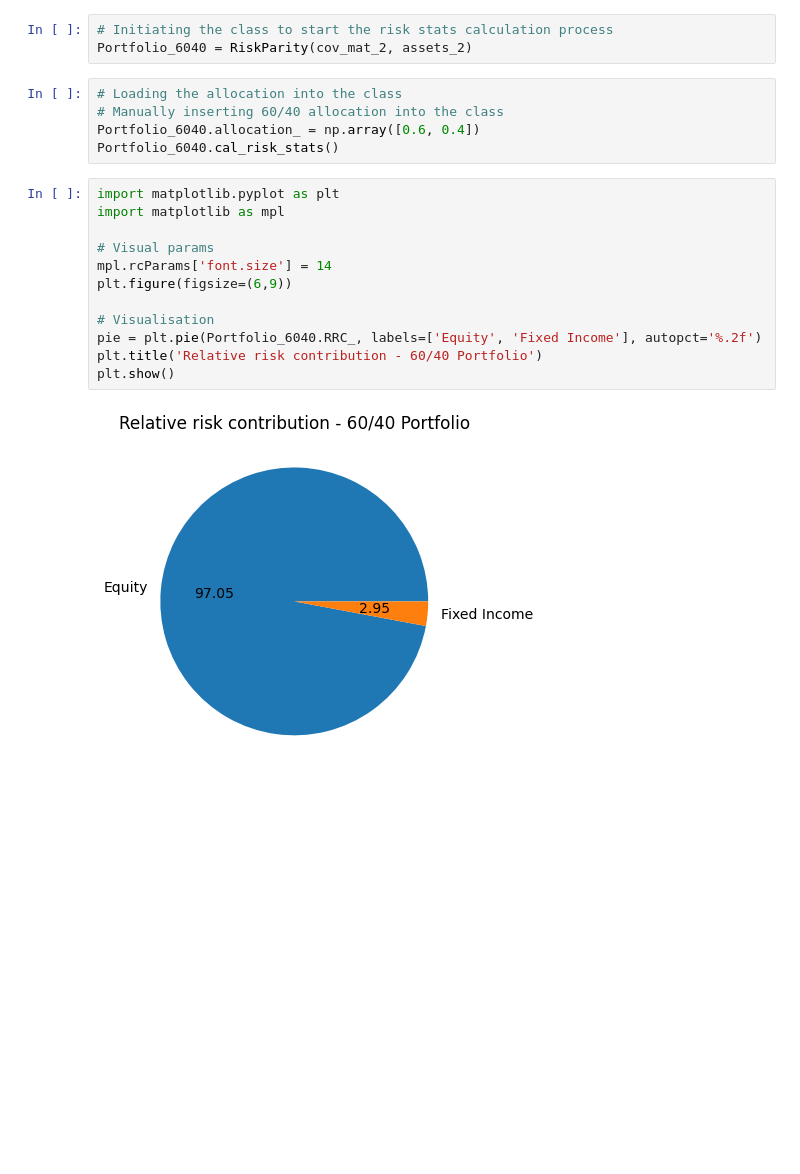
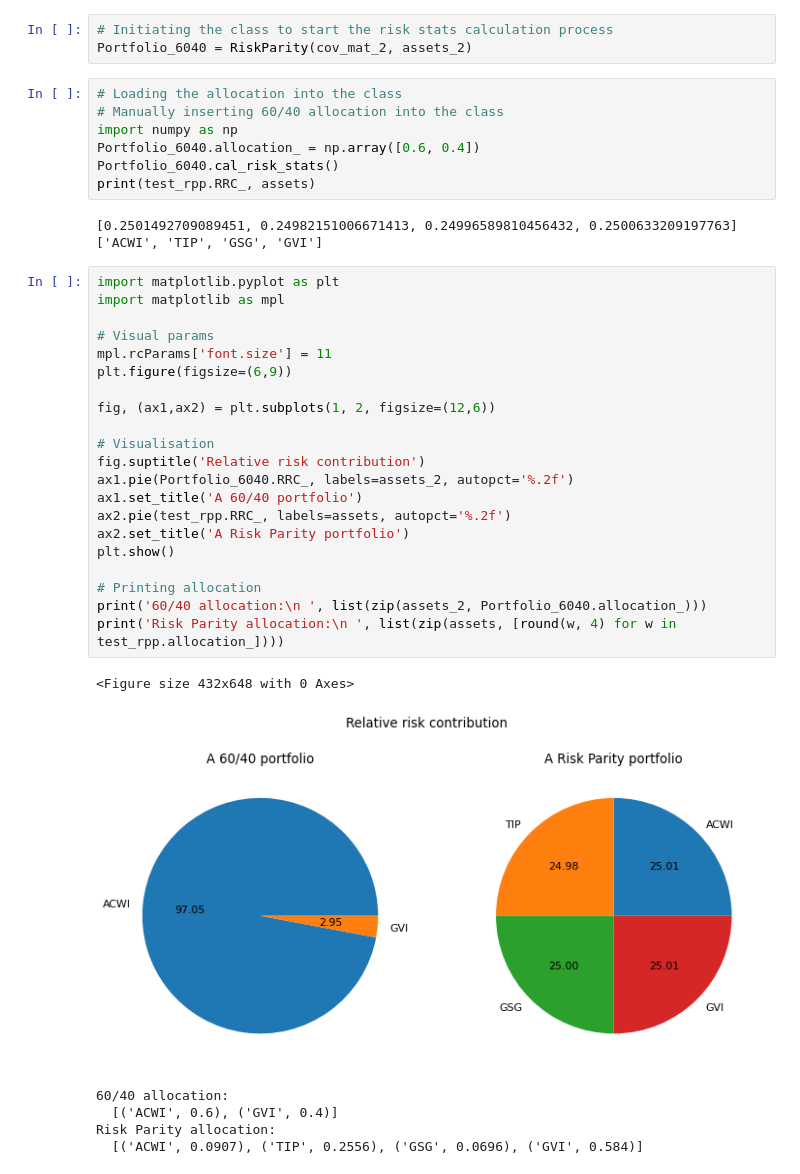
Before and after one commit to viethungha0610/Risk-Parity, a Jupyter notebook: Illustrative case study.ipynb, the cells around one changed output. Saved outputs shown, nothing was run; the diff lists cells and outputs as text; blank space fills up the shorter version.

```diff
--- a/Illustrative case study.ipynb
+++ b/Illustrative case study.ipynb
@@ -124,20 +143,38 @@ Portfolio_6040 = RiskParity(cov_mat_2, assets_2)
 # %%
 # Loading the allocation into the class
 # Manually inserting 60/40 allocation into the class
+import numpy as np
 Portfolio_6040.allocation_ = np.array([0.6, 0.4])
 Portfolio_6040.cal_risk_stats()
+print(test_rpp.RRC_, assets)
+# %% [output]
+[0.2501492709089451, 0.24982151006671413, 0.24996589810456432, 0.2500633209197763] ['ACWI', 'TIP', 'GSG', 'GVI']
-# %%
-import matplotlib.pyplot as plt
-import matplotlib as mpl
-
-# Visual params
-mpl.rcParams['font.size'] = 14
-plt.figure(figsize=(6,9))
-
-# Visualisation
-pie = plt.pie(Portfolio_6040.RRC_, labels=['Equity', 'Fixed Income'], autopct='%.2f')
-plt.title('Relative risk contribution - 60/40 Portfolio')
-plt.show()
-# %% [output]
-[figure, removed]
+# %%
+import matplotlib.pyplot as plt
+import matplotlib as mpl
+
+# Visual params
+mpl.rcParams['font.size'] = 11
+plt.figure(figsize=(6,9))
+
+fig, (ax1,ax2) = plt.subplots(1, 2, figsize=(12,6))
+
+# Visualisation
+fig.suptitle('Relative risk contribution')
+ax1.pie(Portfolio_6040.RRC_, labels=assets_2, autopct='%.2f')
+ax1.set_title('A 60/40 portfolio')
+ax2.pie(test_rpp.RRC_, labels=assets, autopct='%.2f')
+ax2.set_title('A Risk Parity portfolio')
+plt.show()
+
+# Printing allocation
+print('60/40 allocation:\n ', list(zip(assets_2, Portfolio_6040.allocation_)))
+print('Risk Parity allocation:\n ', list(zip(assets, [round(w, 4) for w in test_rpp.allocation_])))
+# %% [output]
+<Figure size 432x648 with 0 Axes>
+[figure, added]
+60/40 allocation:
+  [('ACWI', 0.6), ('GVI', 0.4)]
+Risk Parity allocation:
+  [('ACWI', 0.0907), ('TIP', 0.2556), ('GSG', 0.0696), ('GVI', 0.584)]
 # %% [markdown]
```
Also changed, not shown: parts of 2 cells of this notebook, 4 other files.
